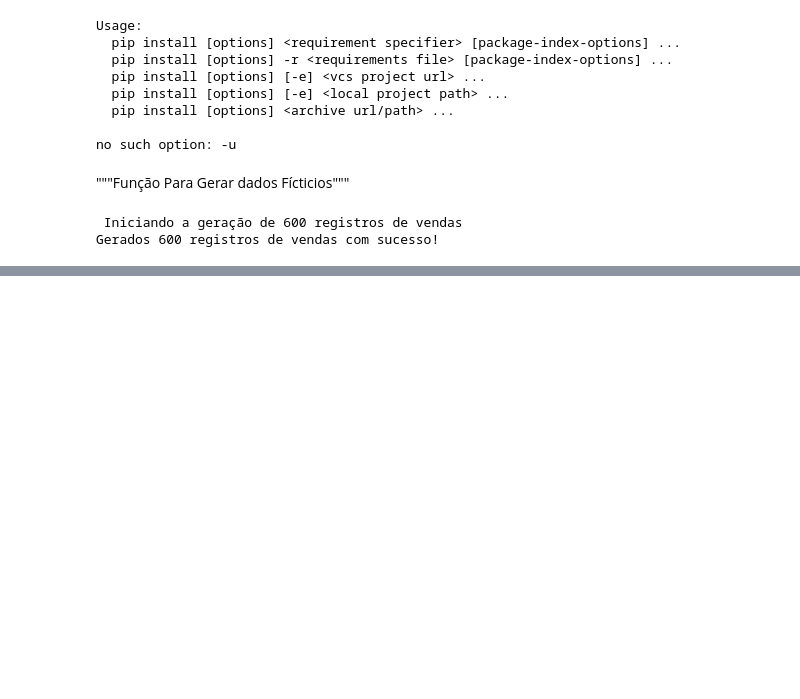
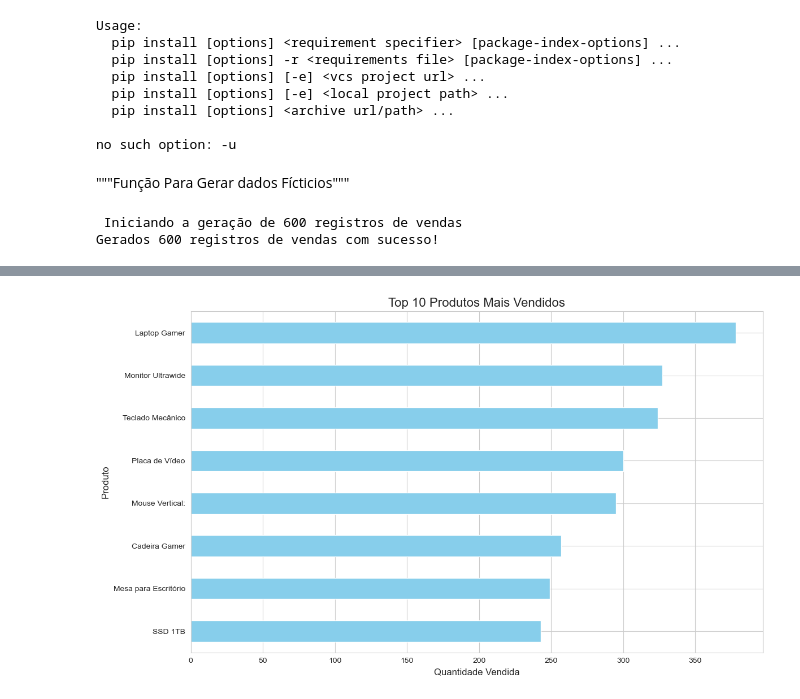
Before and after one commit to francisbowe/analise_dados, a Jupyter notebook: analise_vendas_Ecomemerce/analise_venda_ecommerce.ipynb, the cells around one changed output, grey strips where cells are left out. Drawn from its saved outputs; the diff is of its cells as text; code cells hidden in the pictures; blank space fills up the shorter version.

```diff
--- a/analise_vendas_Ecomemerce/analise_venda_ecommerce.ipynb
+++ b/analise_vendas_Ecomemerce/analise_venda_ecommerce.ipynb
@@ -182,0 +182,12 @@ dtype: object
+# %%
+#Se a coluna 'Data_pedido' nao estiver como tipo datetime, precisamos fazer a conversao explicita
+#A coluna pode ser usada para analise temporal
+df_vendas['Data_do_Pedido']= pd.to_datetime(df_vendas['Data_do_Pedido'])
+# %%
+#Engenharia de Atributos
+#usando uma funcao lambda para criar uma coluna de status de entraga
+df_vendas['Status_Entrega'] = df_vendas['Estado'].apply(lambda estado: 'Rapida' if estado in ['SP', 'RJ', 'MG'] else 'Normal')
+# %%
+#Engenharia de Atributos
+#Criando coluna faturamento (preco x quantidade)
+df_vendas['Faturamento'] = df_vendas['Preço_Unitário'] * df_vendas['Quantidade']
@@ -182,0 +227,3 @@ dtype: object
+# %%
+#Agrupa por nomes de produtos, soma a quantidade e oredena para encontar os mais vendidos
+top_10_produtos = df_vendas.groupby('Nome_Produto')['Quantidade'].sum().sort_values(ascending=False).head(10)
@@ -182,0 +243,17 @@ dtype: object
+# %%
+#Define um estilo para graficos8
+sns.set_style('whitegrid')
+
+#cria a figura e os eixos
+plt.figure(figsize=(12,7))
+
+#cria o grafico de barras horizontal
+top_10_produtos.sort_values(ascending= True).plot(kind='barh', color='skyblue')
+plt.title('Top 10 Produtos Mais Vendidos', fontsize=16)
+plt.xlabel('Quantidade Vendida', fontsize=12)
+plt.ylabel('Produto', fontsize=12)
+
+plt.tight_layout()
+plt.show()
+# %% [output]
+[figure, added]
```
Also changed, not shown: parts of 12 cells of this notebook, 1 other file.
